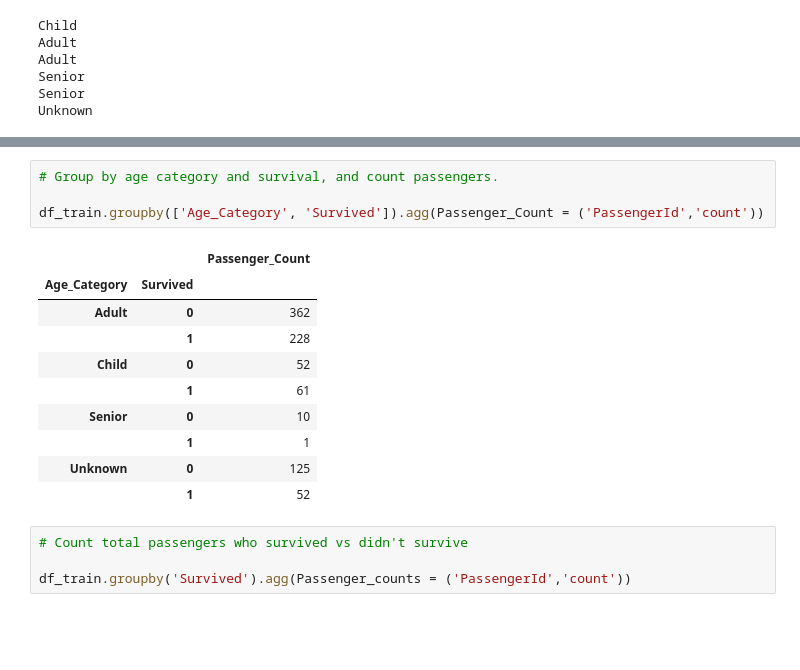
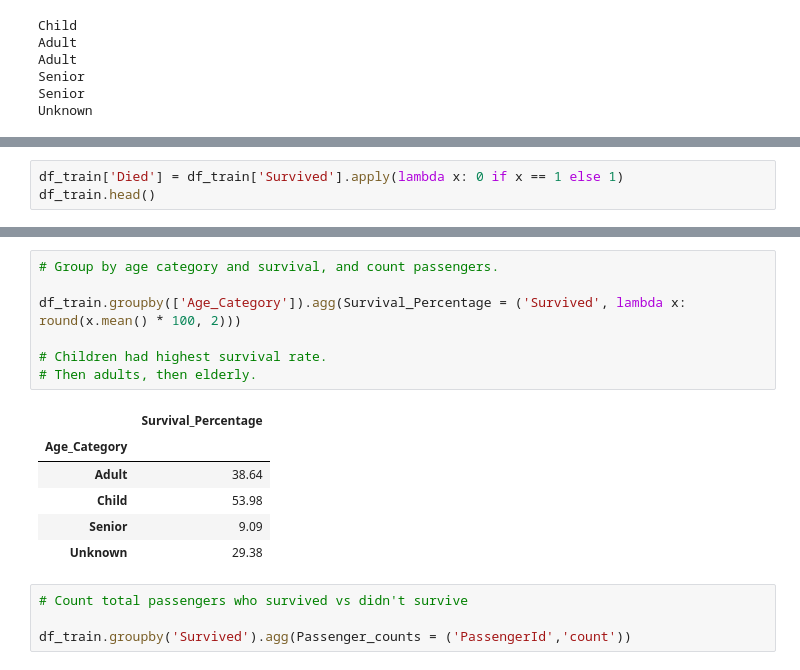
Before and after one commit to kyungoh22/titanic_EDA, a Jupyter notebook: titanic_EDA.ipynb, the cells around one changed output, grey strips where cells are left out. Drawn from its saved outputs; the diff is of its cells as text; blank space fills up the shorter version.

```diff
--- a/titanic_EDA.ipynb
+++ b/titanic_EDA.ipynb
@@ -164,0 +258,3 @@ df_train.groupby('Age_Category').agg({'Survived':'sum'})
+# %%
+df_train['Died'] = df_train['Survived'].apply(lambda x: 0 if x == 1 else 1)
+df_train.head()
@@ -165,18 +284,17 @@ df_train.groupby('Age_Category').agg({'Survived':'sum'})
 # %%
 # Group by age category and survival, and count passengers.
 
-df_train.groupby(['Age_Category', 'Survived']).agg(Passenger_Count = ('PassengerId','count'))
+df_train.groupby(['Age_Category']).agg(Survival_Percentage = ('Survived', lambda x: round(x.mean() * 100, 2)))
+
+# Children had highest survival rate.
+# Then adults, then elderly.
 # %% [output]
-|  |  | Passenger_Count |
-| Age_Category | Survived |  |
-| Adult | 0 | 362 |
-|  | 1 | 228 |
-| Child | 0 | 52 |
-|  | 1 | 61 |
-| Senior | 0 | 10 |
-|  | 1 | 1 |
-| Unknown | 0 | 125 |
-|  | 1 | 52 |
+|  | Survival_Percentage |
+| Age_Category |  |
+| Adult | 38.64 |
+| Child | 53.98 |
+| Senior | 9.09 |
+| Unknown | 29.38 |
 # %%
 # Count total passengers who survived vs didn't survive
 
```
Also changed, not shown: parts of 38 cells of this notebook.
